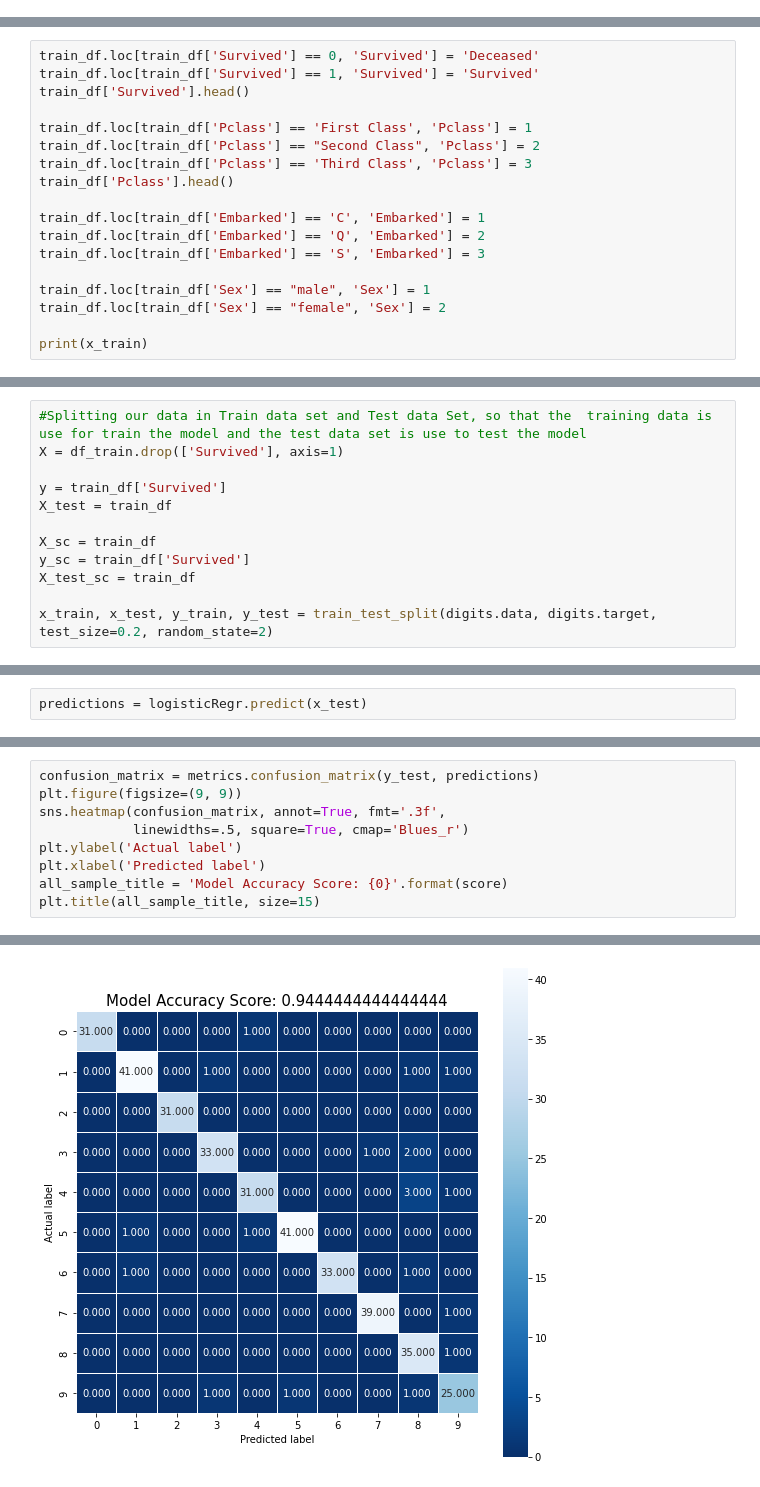
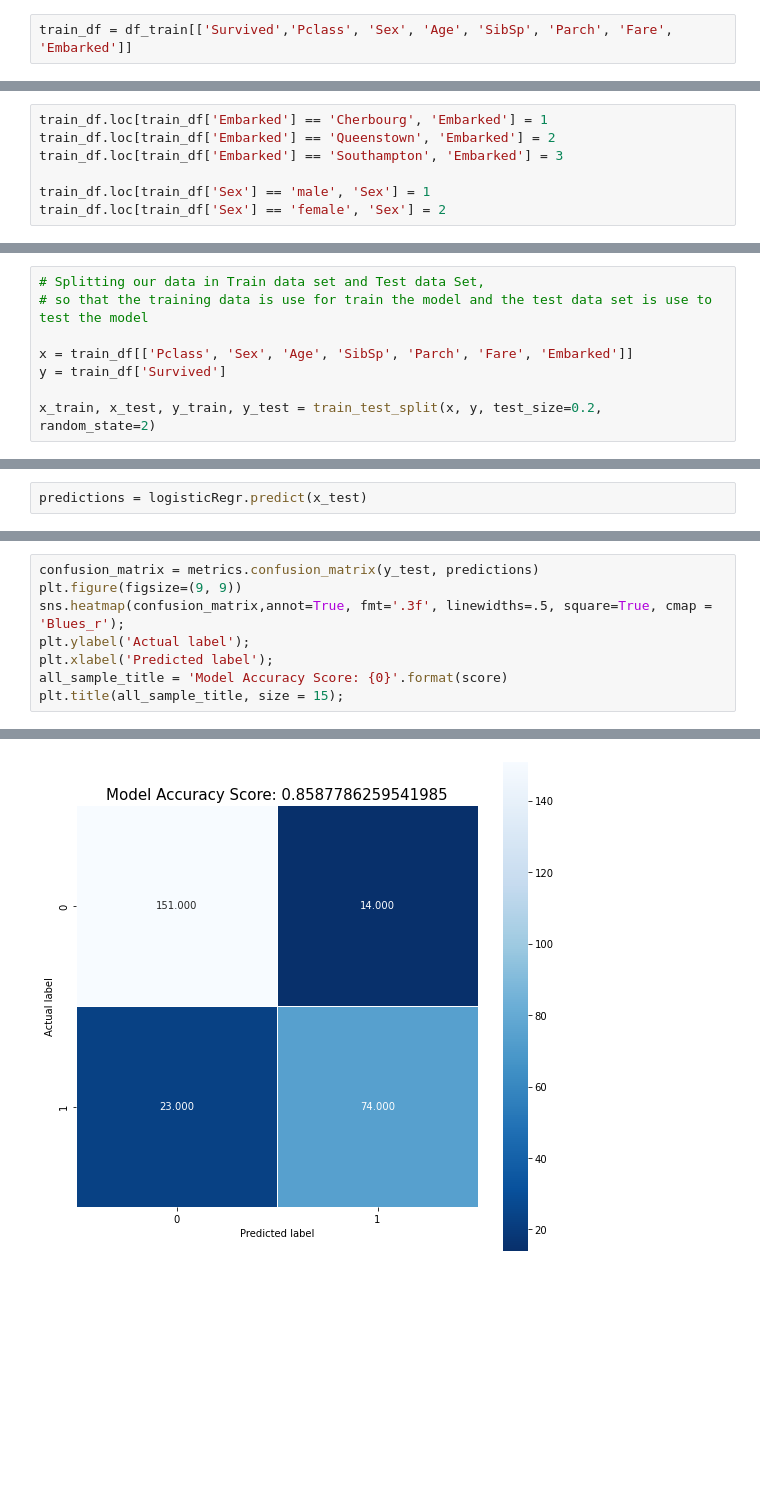
Before and after one commit to chanyadeshani/Group8, a Jupyter notebook: submit_assignment.ipynb, the cells around one changed output, grey strips where cells are left out. Drawn from its saved outputs; the diff is of its cells as text; blank space fills up the shorter version.

```diff
--- a/submit_assignment.ipynb
+++ b/submit_assignment.ipynb
@@ -1473,0 +1373,2 @@ x_train, x_test, y_train, y_test = train_test_split(digits.data, digits.target,
+# %%
+train_df = df_train[['Survived','Pclass', 'Sex', 'Age', 'SibSp', 'Parch', 'Fare', 'Embarked']]
@@ -1474,21 +1384,10 @@ x_train, x_test, y_train, y_test = train_test_split(digits.data, digits.target,
 # %% [markdown]
 ### Formating the data to fit the predictive model
 # %%
-train_df.loc[train_df['Survived'] == 0, 'Survived'] = 'Deceased'
-train_df.loc[train_df['Survived'] == 1, 'Survived'] = 'Survived'
-train_df['Survived'].head()
+train_df.loc[train_df['Embarked'] == 'Cherbourg', 'Embarked'] = 1
+train_df.loc[train_df['Embarked'] == 'Queenstown', 'Embarked'] = 2
+train_df.loc[train_df['Embarked'] == 'Southampton', 'Embarked'] = 3
 
-train_df.loc[train_df['Pclass'] == 'First Class', 'Pclass'] = 1
-train_df.loc[train_df['Pclass'] == "Second Class", 'Pclass'] = 2
-train_df.loc[train_df['Pclass'] == 'Third Class', 'Pclass'] = 3
-train_df['Pclass'].head()
-
-train_df.loc[train_df['Embarked'] == 'C', 'Embarked'] = 1
-train_df.loc[train_df['Embarked'] == 'Q', 'Embarked'] = 2
-train_df.loc[train_df['Embarked'] == 'S', 'Embarked'] = 3
-
-train_df.loc[train_df['Sex'] == "male", 'Sex'] = 1
-train_df.loc[train_df['Sex'] == "female", 'Sex'] = 2
-
-print(x_train)
+train_df.loc[train_df['Sex'] == 'male', 'Sex'] = 1
+train_df.loc[train_df['Sex'] == 'female', 'Sex'] = 2
 # %% [output]
@@ -1552,15 +1399,11 @@ for index, (image, label) in enumerate(zip(digits.data[0:5],digits.target[0:5]))
 # %%
-#Splitting our data in Train data set and Test data Set, so that the  training data is use for train the model and the test data set is use to test the model
-X = df_train.drop(['Survived'], axis=1)
+# Splitting our data in Train data set and Test data Set,
+# so that the training data is use for train the model and the test data set is use to test the model
 
+x = train_df[['Pclass', 'Sex', 'Age', 'SibSp', 'Parch', 'Fare', 'Embarked']]
 y = train_df['Survived']
-X_test = train_df
 
-X_sc = train_df
-y_sc = train_df['Survived']
-X_test_sc = train_df
-
-x_train, x_test, y_train, y_test = train_test_split(digits.data, digits.target, test_size=0.2, random_state=2)
+x_train, x_test, y_train, y_test = train_test_split(x, y, test_size=0.2, random_state=2)
 # %%
 print(x_train.shape)
 # %% [output]
@@ -1600,10 +1443,9 @@ print(score)
 # %%
 confusion_matrix = metrics.confusion_matrix(y_test, predictions)
 plt.figure(figsize=(9, 9))
-sns.heatmap(confusion_matrix, annot=True, fmt='.3f',
-            linewidths=.5, square=True, cmap='Blues_r')
-plt.ylabel('Actual label')
-plt.xlabel('Predicted label')
+sns.heatmap(confusion_matrix,annot=True, fmt='.3f', linewidths=.5, square=True, cmap = 'Blues_r');
+plt.ylabel('Actual label');
+plt.xlabel('Predicted label');
 all_sample_title = 'Model Accuracy Score: {0}'.format(score)
-plt.title(all_sample_title, size=15)
+plt.title(all_sample_title, size = 15);
 # %% [output]
@@ -1611 +1452 @@ Text(0.5, 1.0, 'Model Accuracy Score: 0.9444444444444444')
-[figure, old version]
+[figure, new version]
```
Also changed, not shown: parts of 78 cells of this notebook.
